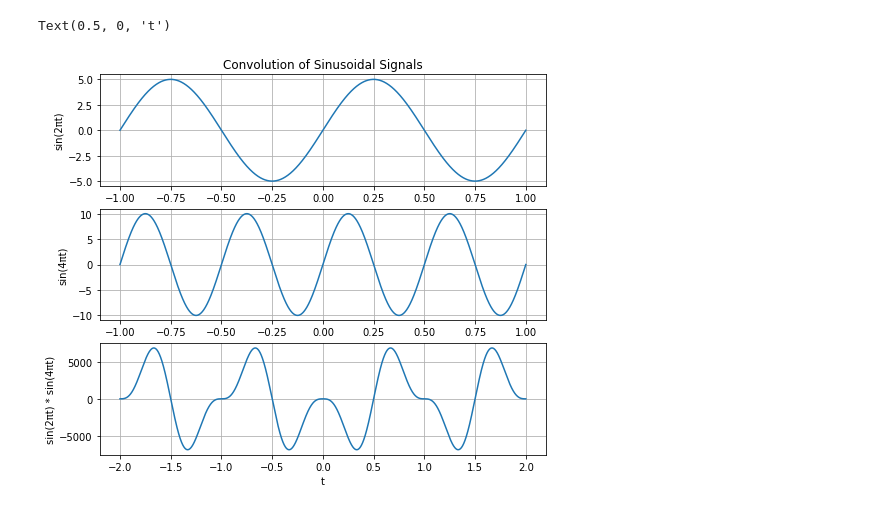
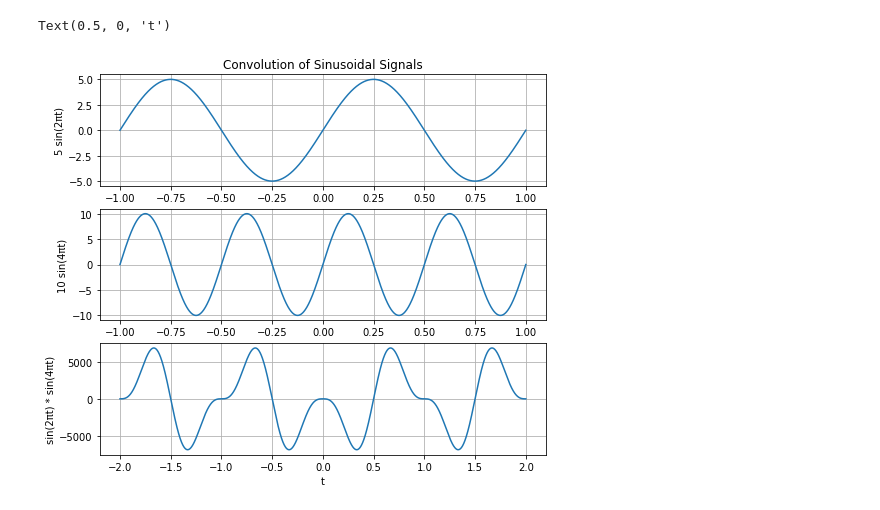
Before and after one commit to divyajeettt/ECE250, a Jupyter notebook: Practice-Sheets/Practice-Sheet-6/Python-Solutions/solution-5.ipynb, the cells around one changed output. Saved outputs shown, nothing was run; the diff lists cells and outputs as text; code cells hidden in the pictures.

```diff
--- a/Practice-Sheets/Practice-Sheet-6/Python-Solutions/solution-5.ipynb
+++ b/Practice-Sheets/Practice-Sheet-6/Python-Solutions/solution-5.ipynb
@@ -12,22 +12,22 @@ def s2(t: float) -> float:
 # %%
 T = np.arange(-1.0, 1.001, 0.001)
 
 fig, axes = plt.subplots(3, 1, figsize=(8, 7))
 for i in range(3):
     axes[i].grid(True)
 
 S1 = [s1(t) for t in T]
 S2 = [s2(t) for t in T]
 
 axes[0].plot(T, S1)
 axes[1].plot(T, S2)
 axes[2].plot(np.arange(-2.0, 2.0001, 0.001), np.convolve(np.ravel(S1), np.ravel(S2), "full"))
 
 axes[0].set_title("Convolution of Sinusoidal Signals")
-axes[0].set_ylabel("sin(2πt)")
-axes[1].set_ylabel("sin(4πt)")
+axes[0].set_ylabel("5 sin(2πt)")
+axes[1].set_ylabel("10 sin(4πt)")
 axes[2].set_ylabel("sin(2πt) * sin(4πt)")
 axes[2].set_xlabel("t")
 # %% [output]
 Text(0.5, 0, 't')
-[figure, old version]
+[figure, new version]
```
